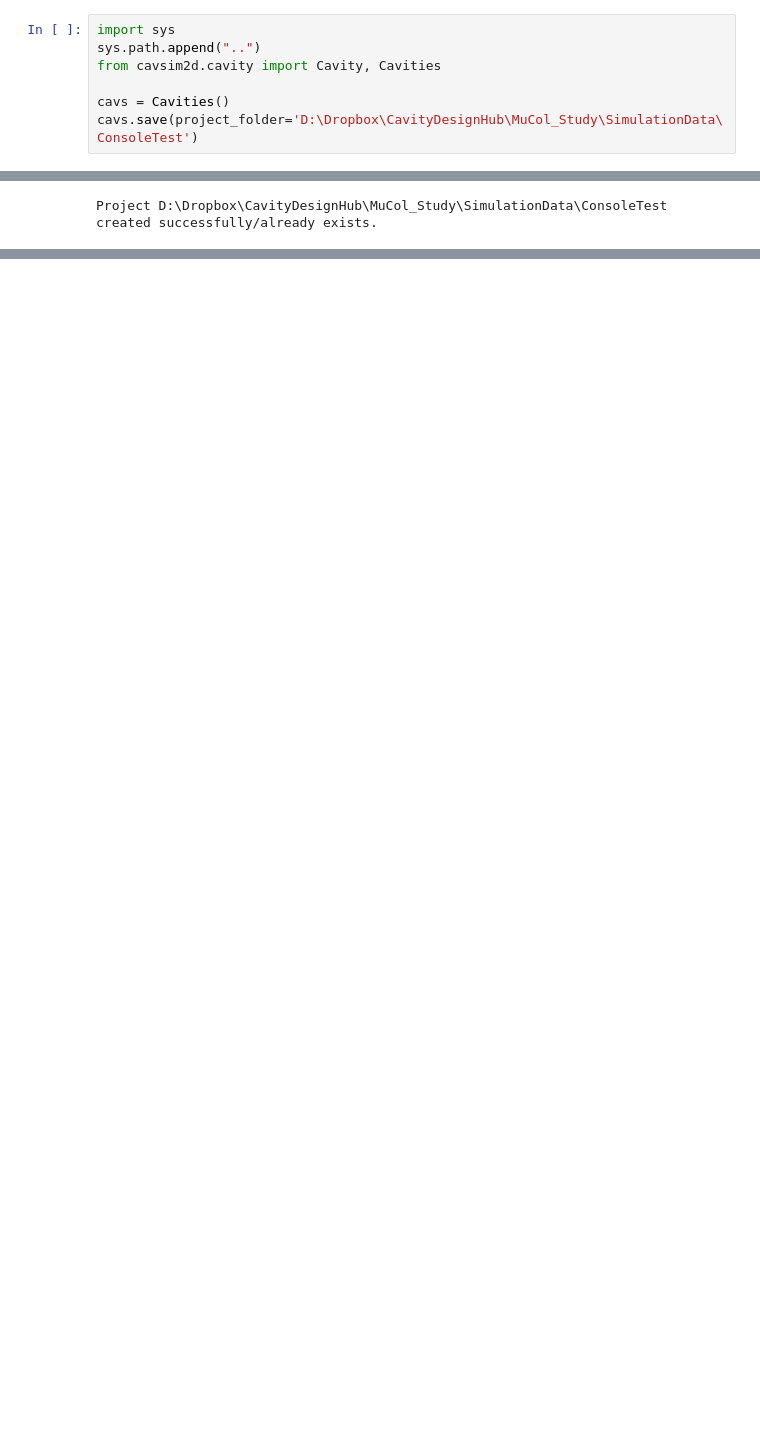
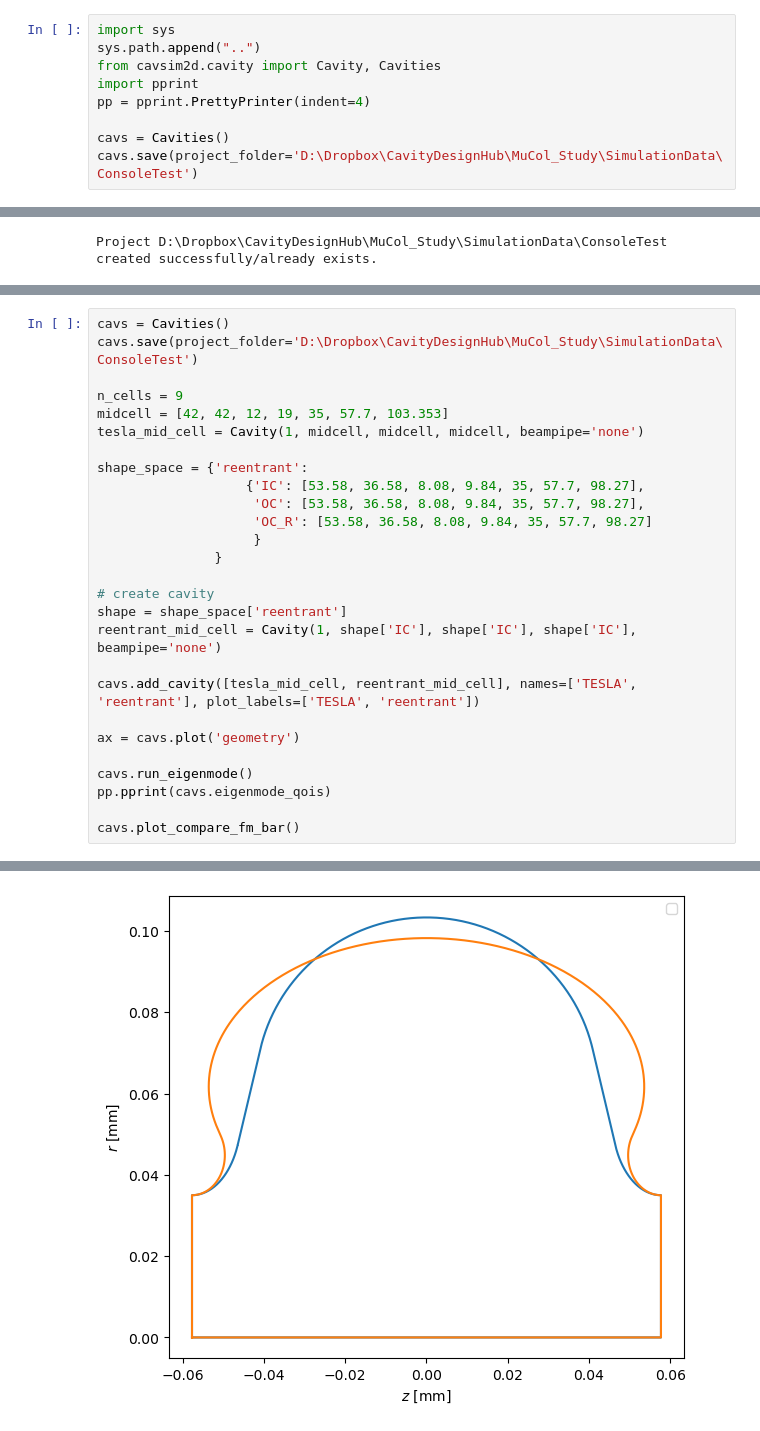
Before and after one commit to Dark-Elektron/cavsim2d, a Jupyter notebook: notebooks/Untitled1.ipynb, the cells around one changed output, grey strips where cells are left out. Drawn from its saved outputs; the diff is of its cells as text; blank space fills up the shorter version.

```diff
--- a/notebooks/Untitled1.ipynb
+++ b/notebooks/Untitled1.ipynb
@@ -2,6 +2,8 @@
 import sys
 sys.path.append("..")
 from cavsim2d.cavity import Cavity, Cavities
+import pprint
+pp = pprint.PrettyPrinter(indent=4)
 
 cavs = Cavities()
 cavs.save(project_folder='D:\Dropbox\CavityDesignHub\MuCol_Study\SimulationData\ConsoleTest')
@@ -19,0 +99,28 @@ tesla = Cavity(9, midcell, endcell_l, endcell_r, beampipe='both')
+# %%
+cavs = Cavities()
+cavs.save(project_folder='D:\Dropbox\CavityDesignHub\MuCol_Study\SimulationData\ConsoleTest')
+
+n_cells = 9
+midcell = [42, 42, 12, 19, 35, 57.7, 103.353]
+tesla_mid_cell = Cavity(1, midcell, midcell, midcell, beampipe='none')
+
+shape_space = {'reentrant':
+                   {'IC': [53.58, 36.58, 8.08, 9.84, 35, 57.7, 98.27],
+                    'OC': [53.58, 36.58, 8.08, 9.84, 35, 57.7, 98.27],
+                    'OC_R': [53.58, 36.58, 8.08, 9.84, 35, 57.7, 98.27]
+                    }
+               }
+
+# create cavity
+shape = shape_space['reentrant']
+reentrant_mid_cell = Cavity(1, shape['IC'], shape['IC'], shape['IC'], beampipe='none')
+
+cavs.add_cavity([tesla_mid_cell, reentrant_mid_cell], names=['TESLA', 'reentrant'], plot_labels=['TESLA', 'reentrant'])
+
+ax = cavs.plot('geometry')
+
+cavs.run_eigenmode()
+pp.pprint(cavs.eigenmode_qois)
+
+cavs.plot_compare_fm_bar()
+# %% [output]
@@ -19,0 +150 @@ tesla = Cavity(9, midcell, endcell_l, endcell_r, beampipe='both')
+[figure, added]
```
Also changed, not shown: parts of 8 cells of this notebook, 2 other files.
